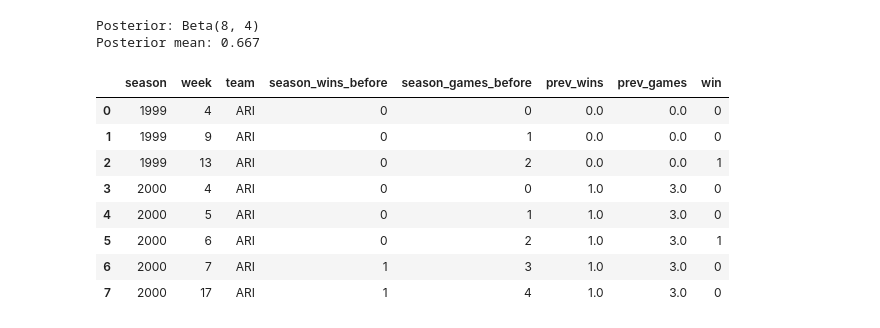
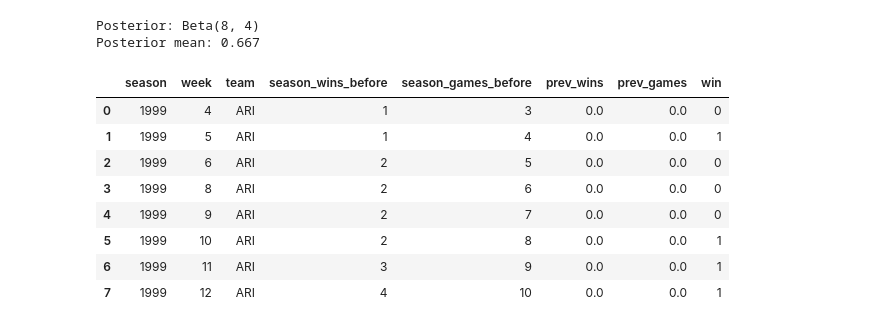
Before and after one commit to bdaylor13/predict-nfl-wins-fa26ds4420, a Jupyter notebook: Methods/nfl_bayesian_model.ipynb, the cells around one changed output. Saved outputs shown, nothing was run; the diff lists cells and outputs as text; code cells hidden in the pictures.

```diff
--- a/Methods/nfl_bayesian_model.ipynb
+++ b/Methods/nfl_bayesian_model.ipynb
@@ -90,37 +90,27 @@ print(f"Posterior mean: {alpha_post / (alpha_post + beta_post):.3f}")
 # %% [output]
 Posterior: Beta(8, 4)
 Posterior mean: 0.667
-# %%
-# Build features for each team and season: season-to-date record and previous season's record
-
-series = series.sort_values(["team", "season", "week", "game_id"]).reset_index(drop=True)
-
-# Season-to-date record BEFORE the current game (cumulative sum minus the current result)
-series["season_wins_before"] = series.groupby(["team", "season"])["win"].cumsum() - series["win"]
-series["season_games_before"] = series.groupby(["team", "season"]).cumcount()
-
-# Previous season's record: shift each season's totals forward by one year
-prev = (
-    series.groupby(["team", "season"])
-    .agg(prev_wins=("win", "sum"), prev_games=("win", "size"))
-    .reset_index()
-)
-prev["season"] = prev["season"] + 1
-series = series.merge(prev, on=["team", "season"], how="left")
-series[["prev_wins", "prev_games"]] = series[["prev_wins", "prev_games"]].fillna(0)
-
-series[["season", "week", "team", "season_wins_before", "season_games_before",
-        "prev_wins", "prev_games", "win"]].head(8)
-# %% [output]
-|  | season | week | team | season_wins_before | season_games_before | prev_wins | prev_games | win |
-| 0 | 1999 | 4 | ARI | 0 | 0 | 0.0 | 0.0 | 0 |
-| 1 | 1999 | 9 | ARI | 0 | 1 | 0.0 | 0.0 | 0 |
-| 2 | 1999 | 13 | ARI | 0 | 2 | 0.0 | 0.0 | 1 |
-| 3 | 2000 | 4 | ARI | 0 | 0 | 1.0 | 3.0 | 0 |
-| 4 | 2000 | 5 | ARI | 0 | 1 | 1.0 | 3.0 | 0 |
-| 5 | 2000 | 6 | ARI | 0 | 2 | 1.0 | 3.0 | 1 |
-| 6 | 2000 | 7 | ARI | 1 | 3 | 1.0 | 3.0 | 0 |
-| 7 | 2000 | 17 | ARI | 1 | 4 | 1.0 | 3.0 | 0 |
+# %%
+# Season-to-date record and previous season's record for each team-game.
+# these come from the data processing notebook, where they're counted from every game
+# before any rows get dropped
+
+series = series.sort_values(["team", "season", "week", "game_id"]).reset_index(drop=True)
+series = series.rename(columns={"prev_season_wins": "prev_wins",
+                                "prev_season_games": "prev_games"})
+
+series[["season", "week", "team", "season_wins_before", "season_games_before",
+        "prev_wins", "prev_games", "win"]].head(8)
+# %% [output]
+|  | season | week | team | season_wins_before | season_games_before | prev_wins | prev_games | win |
+| 0 | 1999 | 4 | ARI | 1 | 3 | 0.0 | 0.0 | 0 |
+| 1 | 1999 | 5 | ARI | 1 | 4 | 0.0 | 0.0 | 1 |
+| 2 | 1999 | 6 | ARI | 2 | 5 | 0.0 | 0.0 | 0 |
+| 3 | 1999 | 8 | ARI | 2 | 6 | 0.0 | 0.0 | 0 |
+| 4 | 1999 | 9 | ARI | 2 | 7 | 0.0 | 0.0 | 0 |
+| 5 | 1999 | 10 | ARI | 2 | 8 | 0.0 | 0.0 | 1 |
+| 6 | 1999 | 11 | ARI | 3 | 9 | 0.0 | 0.0 | 1 |
+| 7 | 1999 | 12 | ARI | 4 | 10 | 0.0 | 0.0 | 1 |
 # %%
 def score_games(df, a=1.0, carry=0.0, head_to_head=True, home_logit=0.0):
     """P(win) for every team-game row in df, using only information from before the game."""
```
Also changed, not shown: parts of 7 cells of this notebook, 1 other file.
